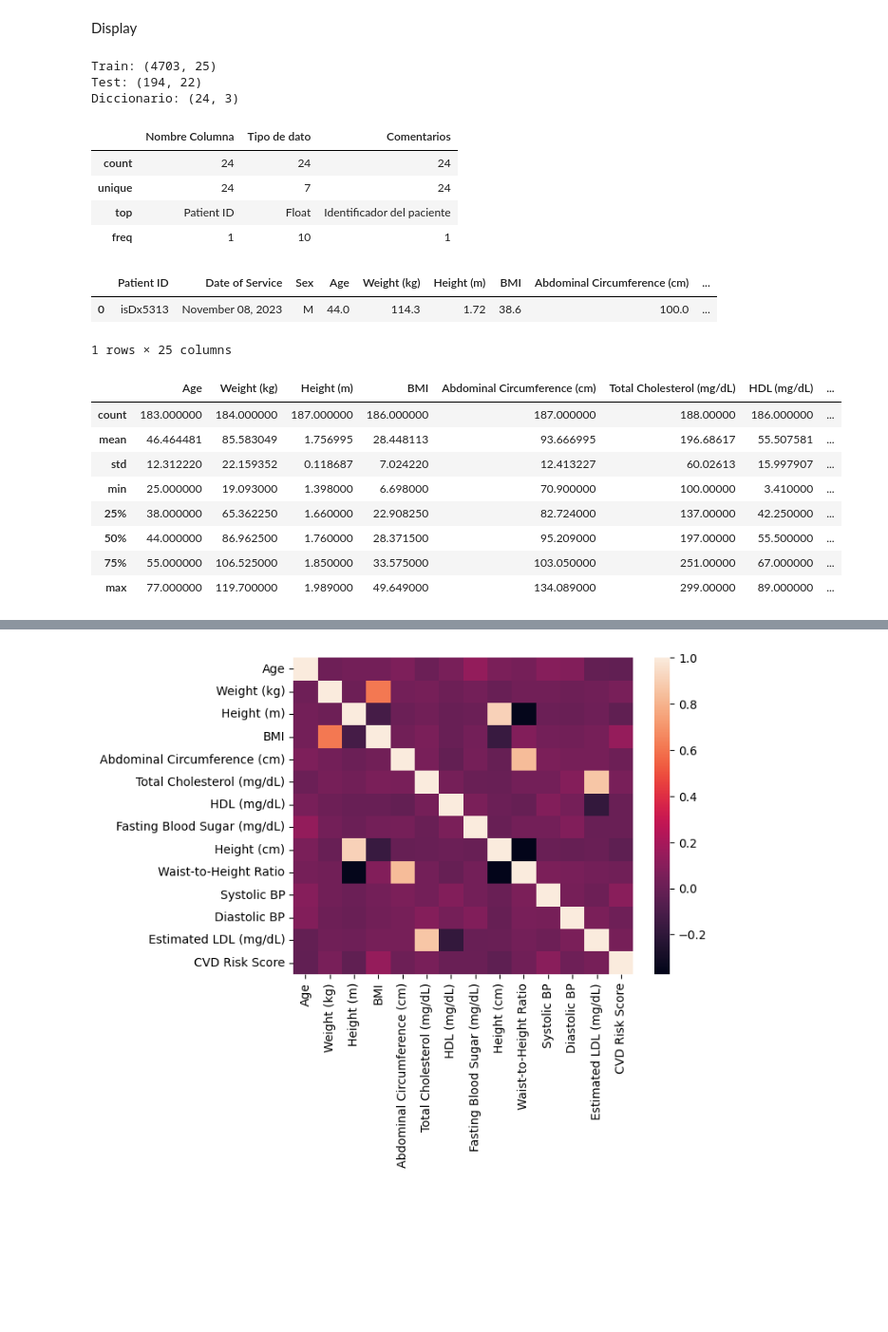
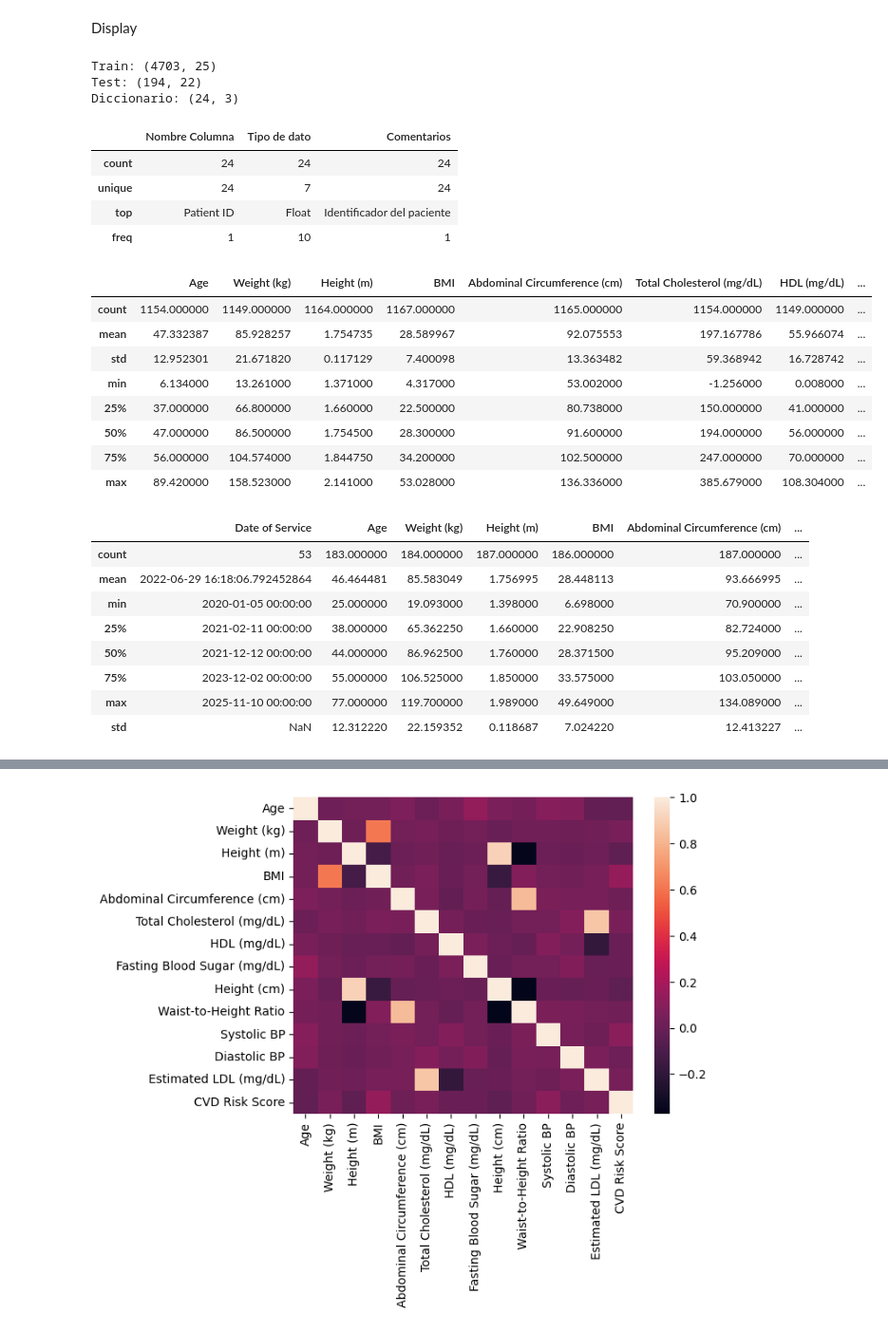
Before and after one commit to SantiagoKiki/LAB1xJuan, a Jupyter notebook: Laboratorios/L1 Regresion Lineal/Laboratorio_1.ipynb, the cells around one changed output, grey strips where cells are left out. Shown at 95% size. Cells and saved outputs as stored; diff of their text form; code cells hidden in the pictures; blank space fills up the shorter version.

```diff
--- a/Laboratorios/L1 Regresion Lineal/Laboratorio_1.ipynb
+++ b/Laboratorios/L1 Regresion Lineal/Laboratorio_1.ipynb
@@ -30,29 +384,35 @@ Display
 # %%
 print("Train:", df_train.shape)
 print("Test:", df_test.shape)
 print("Diccionario:", df_dicc.shape)
 display(df_dicc.describe())
-display(df_train.head(1))
+display(df_train.describe())
 display(df_test.describe())
 # %% [output]
 Train: (4703, 25)
 Test: (194, 22)
 Diccionario: (24, 3)
 |  | Nombre Columna | Tipo de dato | Comentarios |
 | count | 24 | 24 | 24 |
 | unique | 24 | 7 | 24 |
 | top | Patient ID | Float | Identificador del paciente |
 | freq | 1 | 10 | 1 |
-|  | Patient ID | Date of Service | Sex | Age | Weight (kg) | Height (m) | BMI | Abdominal Circumference (cm) | ... |
-| 0 | isDx5313 | November 08, 2023 | M | 44.0 | 114.3 | 1.72 | 38.6 | 100.0 | ... |
+|  | Age | Weight (kg) | Height (m) | BMI | Abdominal Circumference (cm) | Total Cholesterol (mg/dL) | HDL (mg/dL) | ... |
+| count | 1154.000000 | 1149.000000 | 1164.000000 | 1167.000000 | 1165.000000 | 1154.000000 | 1149.000000 | ... |
+| mean | 47.332387 | 85.928257 | 1.754735 | 28.589967 | 92.075553 | 197.167786 | 55.966074 | ... |
+| std | 12.952301 | 21.671820 | 0.117129 | 7.400098 | 13.363482 | 59.368942 | 16.728742 | ... |
+| min | 6.134000 | 13.261000 | 1.371000 | 4.317000 | 53.002000 | -1.256000 | 0.008000 | ... |
+| 25% | 37.000000 | 66.800000 | 1.660000 | 22.500000 | 80.738000 | 150.000000 | 41.000000 | ... |
+| 50% | 47.000000 | 86.500000 | 1.754500 | 28.300000 | 91.600000 | 194.000000 | 56.000000 | ... |
+| 75% | 56.000000 | 104.574000 | 1.844750 | 34.200000 | 102.500000 | 247.000000 | 70.000000 | ... |
+| max | 89.420000 | 158.523000 | 2.141000 | 53.028000 | 136.336000 | 385.679000 | 108.304000 | ... |
-1 rows × 25 columns
-|  | Age | Weight (kg) | Height (m) | BMI | Abdominal Circumference (cm) | Total Cholesterol (mg/dL) | HDL (mg/dL) | ... |
-| count | 183.000000 | 184.000000 | 187.000000 | 186.000000 | 187.000000 | 188.00000 | 186.000000 | ... |
-| mean | 46.464481 | 85.583049 | 1.756995 | 28.448113 | 93.666995 | 196.68617 | 55.507581 | ... |
-| std | 12.312220 | 22.159352 | 0.118687 | 7.024220 | 12.413227 | 60.02613 | 15.997907 | ... |
-| min | 25.000000 | 19.093000 | 1.398000 | 6.698000 | 70.900000 | 100.00000 | 3.410000 | ... |
-| 25% | 38.000000 | 65.362250 | 1.660000 | 22.908250 | 82.724000 | 137.00000 | 42.250000 | ... |
-| 50% | 44.000000 | 86.962500 | 1.760000 | 28.371500 | 95.209000 | 197.00000 | 55.500000 | ... |
-| 75% | 55.000000 | 106.525000 | 1.850000 | 33.575000 | 103.050000 | 251.00000 | 67.000000 | ... |
-| max | 77.000000 | 119.700000 | 1.989000 | 49.649000 | 134.089000 | 299.00000 | 89.000000 | ... |
+|  | Date of Service | Age | Weight (kg) | Height (m) | BMI | Abdominal Circumference (cm) | ... |
+| count | 53 | 183.000000 | 184.000000 | 187.000000 | 186.000000 | 187.000000 | ... |
+| mean | 2022-06-29 16:18:06.792452864 | 46.464481 | 85.583049 | 1.756995 | 28.448113 | 93.666995 | ... |
+| min | 2020-01-05 00:00:00 | 25.000000 | 19.093000 | 1.398000 | 6.698000 | 70.900000 | ... |
+| 25% | 2021-02-11 00:00:00 | 38.000000 | 65.362250 | 1.660000 | 22.908250 | 82.724000 | ... |
+| 50% | 2021-12-12 00:00:00 | 44.000000 | 86.962500 | 1.760000 | 28.371500 | 95.209000 | ... |
+| 75% | 2023-12-02 00:00:00 | 55.000000 | 106.525000 | 1.850000 | 33.575000 | 103.050000 | ... |
+| max | 2025-11-10 00:00:00 | 77.000000 | 119.700000 | 1.989000 | 49.649000 | 134.089000 | ... |
+| std | NaN | 12.312220 | 22.159352 | 0.118687 | 7.024220 | 12.413227 | ... |
 # %%
```
Also changed, not shown: parts of 5 cells of this notebook.
